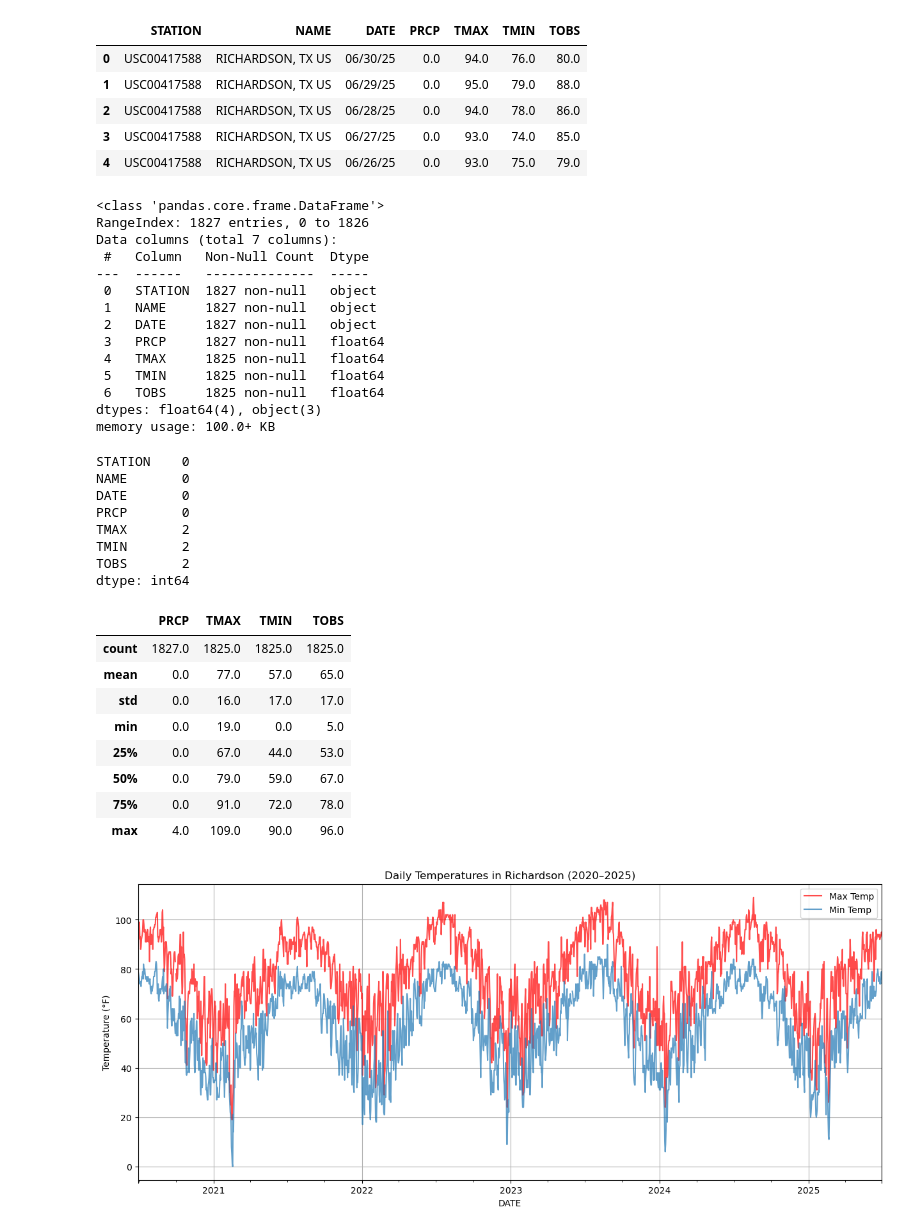
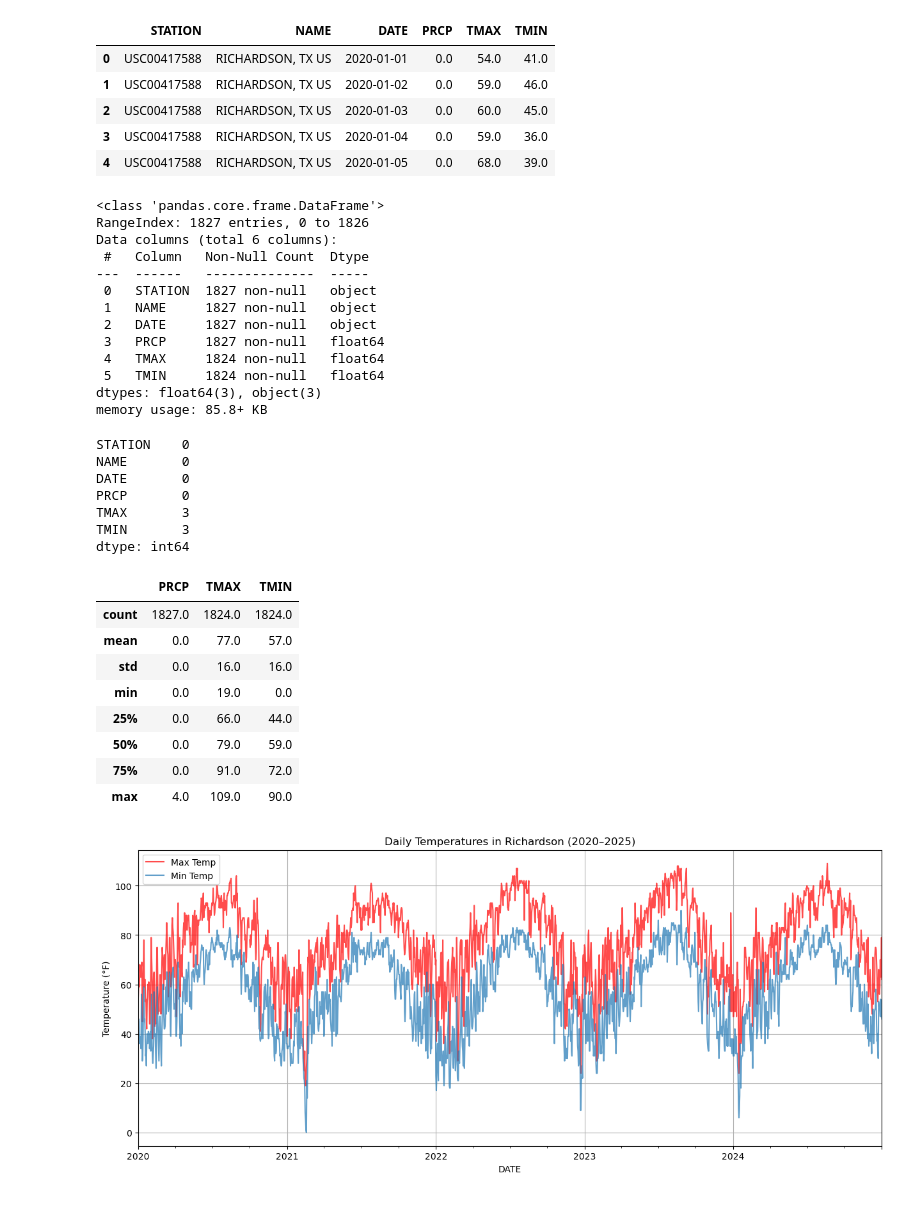
Before and after one commit to Reev132/richardson-weather-analysis, a Jupyter notebook: notebooks/01_basic_eda.ipynb, the cells around one changed output. Saved outputs shown, nothing was run; the diff lists cells and outputs as text; code cells hidden in the pictures.

```diff
--- a/notebooks/01_basic_eda.ipynb
+++ b/notebooks/01_basic_eda.ipynb
@@ -1,31 +1,30 @@
 # %%
 import pandas as pd
-df = pd.read_csv("C:\\Users\\harvi\\Downloads\\richardson weather for 5 years.csv")
+df = pd.read_csv("C:\\Users\\harvi\\Desktop\\richardson-weather-analysis\\data\\richardson weather from 1-2020 to 12-2024.csv")
 df.head()
 # %% [output]
-|  | STATION | NAME | DATE | PRCP | TMAX | TMIN | TOBS |
-| 0 | USC00417588 | RICHARDSON, TX US | 06/30/25 | 0.0 | 94.0 | 76.0 | 80.0 |
-| 1 | USC00417588 | RICHARDSON, TX US | 06/29/25 | 0.0 | 95.0 | 79.0 | 88.0 |
-| 2 | USC00417588 | RICHARDSON, TX US | 06/28/25 | 0.0 | 94.0 | 78.0 | 86.0 |
-| 3 | USC00417588 | RICHARDSON, TX US | 06/27/25 | 0.0 | 93.0 | 74.0 | 85.0 |
-| 4 | USC00417588 | RICHARDSON, TX US | 06/26/25 | 0.0 | 93.0 | 75.0 | 79.0 |
+|  | STATION | NAME | DATE | PRCP | TMAX | TMIN |
+| 0 | USC00417588 | RICHARDSON, TX US | 2020-01-01 | 0.0 | 54.0 | 41.0 |
+| 1 | USC00417588 | RICHARDSON, TX US | 2020-01-02 | 0.0 | 59.0 | 46.0 |
+| 2 | USC00417588 | RICHARDSON, TX US | 2020-01-03 | 0.0 | 60.0 | 45.0 |
+| 3 | USC00417588 | RICHARDSON, TX US | 2020-01-04 | 0.0 | 59.0 | 36.0 |
+| 4 | USC00417588 | RICHARDSON, TX US | 2020-01-05 | 0.0 | 68.0 | 39.0 |
 # %%
 df.info()
 # %% [output]
 <class 'pandas.core.frame.DataFrame'>
 RangeIndex: 1827 entries, 0 to 1826
-Data columns (total 7 columns):
+Data columns (total 6 columns):
  #   Column   Non-Null Count  Dtype
 ---  ------   --------------  -----
  0   STATION  1827 non-null   object
  1   NAME     1827 non-null   object
  2   DATE     1827 non-null   object
  3   PRCP     1827 non-null   float64
- 4   TMAX     1825 non-null   float64
- 5   TMIN     1825 non-null   float64
- 6   TOBS     1825 non-null   float64
-dtypes: float64(4), object(3)
-memory usage: 100.0+ KB
+ 4   TMAX     1824 non-null   float64
+ 5   TMIN     1824 non-null   float64
+dtypes: float64(3), object(3)
+memory usage: 85.8+ KB
 # %%
 df.isnull().sum()
 # %% [output]
@@ -33,22 +32,21 @@ STATION    0
 NAME       0
 DATE       0
 PRCP       0
-TMAX       2
-TMIN       2
-TOBS       2
+TMAX       3
+TMIN       3
 dtype: int64
 # %%
 df.describe().round(0)
 # %% [output]
-|  | PRCP | TMAX | TMIN | TOBS |
-| count | 1827.0 | 1825.0 | 1825.0 | 1825.0 |
-| mean | 0.0 | 77.0 | 57.0 | 65.0 |
-| std | 0.0 | 16.0 | 17.0 | 17.0 |
-| min | 0.0 | 19.0 | 0.0 | 5.0 |
-| 25% | 0.0 | 67.0 | 44.0 | 53.0 |
-| 50% | 0.0 | 79.0 | 59.0 | 67.0 |
-| 75% | 0.0 | 91.0 | 72.0 | 78.0 |
-| max | 4.0 | 109.0 | 90.0 | 96.0 |
+|  | PRCP | TMAX | TMIN |
+| count | 1827.0 | 1824.0 | 1824.0 |
+| mean | 0.0 | 77.0 | 57.0 |
+| std | 0.0 | 16.0 | 16.0 |
+| min | 0.0 | 19.0 | 0.0 |
+| 25% | 0.0 | 66.0 | 44.0 |
+| 50% | 0.0 | 79.0 | 59.0 |
+| 75% | 0.0 | 91.0 | 72.0 |
+| max | 4.0 | 109.0 | 90.0 |
 # %%
 import matplotlib.pyplot as plt
 
@@ -63,7 +61,7 @@ plt.grid(True)
 plt.savefig('daily_temperatures.png', dpi=300, bbox_inches='tight')
 plt.show()
 # %% [output]
-[figure, old version]
+[figure, new version]
 # %%
 # As we can see on the graph, there is an outlier in early 2021. This was due to the events of Winter Storm Uri.
 # %%
```
Also changed, not shown: parts of 5 cells of this notebook, 3 other files.
